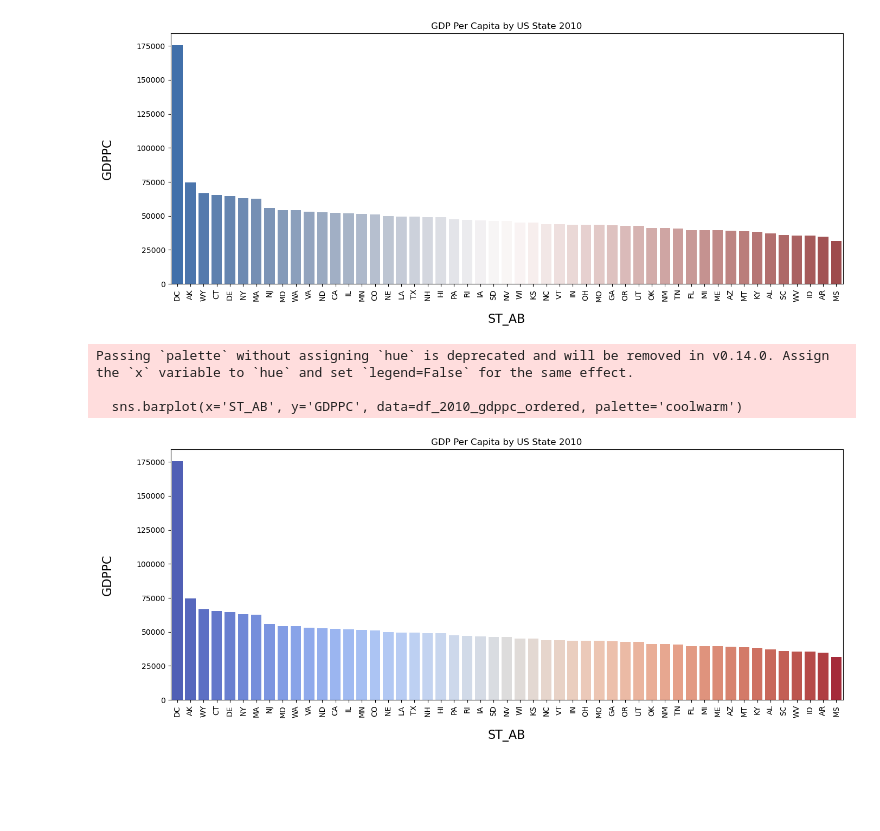
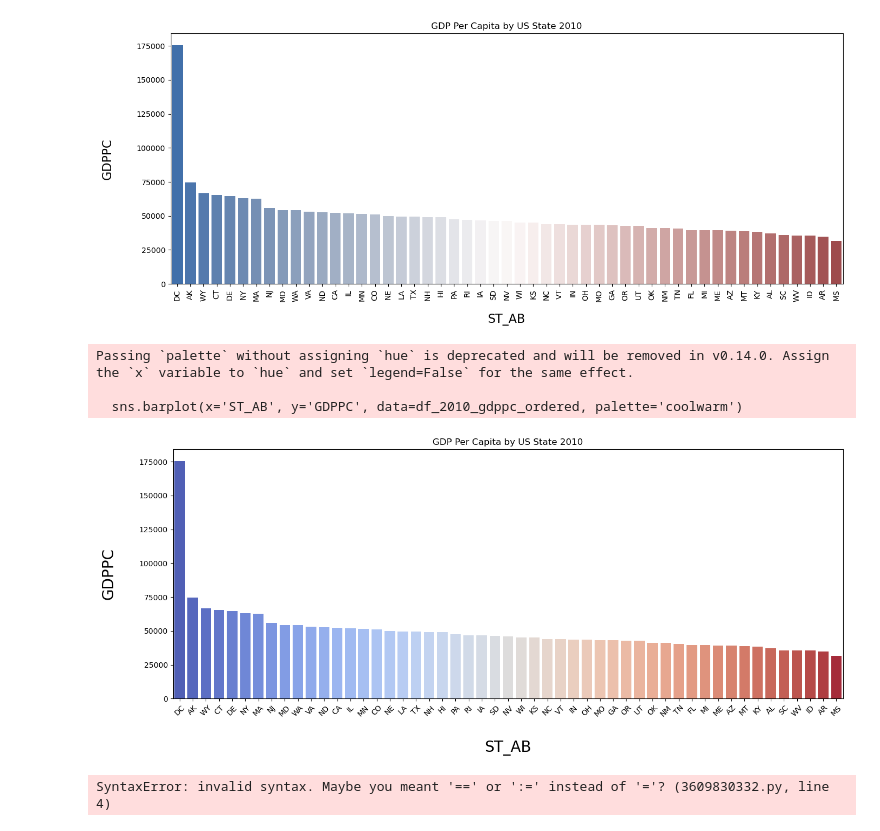
Before and after one commit to lightc4/lightch_capstone1, a Jupyter notebook: notebook/GDPPC.ipynb, the cells around one changed output. Drawn from its saved outputs; the diff is of its cells as text; code cells hidden in the pictures; blank space fills up the shorter version.

```diff
--- a/notebook/GDPPC.ipynb
+++ b/notebook/GDPPC.ipynb
@@ -265,17 +266,17 @@ Passing `palette` without assigning `hue` is deprecated and will be removed in v
 # %%
 fig, ax = plt.subplots(figsize=(16, 6))
 df_2010_gdppc_ordered = df_2010.sort_values('GDPPC', ascending=False)
 #mean = pd.DataFrame({'ST_AB':['US mean'], 'GDPPC
 sns.barplot(x='ST_AB', y='GDPPC', data=df_2010_gdppc_ordered, palette='coolwarm')
-ax.set_xlabel(ax.get_xlabel(), labelpad=15)
+ax.set_xlabel(ax.get_xlabel(), labelpad=30)
 ax.set_ylabel(ax.get_ylabel(), labelpad=30)
-ax.xaxis.label.set_fontsize(16)
-ax.yaxis.label.set_fontsize(16)
+ax.xaxis.label.set_fontsize(20)
+ax.yaxis.label.set_fontsize(20)
 plt.title('GDP Per Capita by US State 2010')
-plt.xticks(rotation = 90)
+plt.xticks(rotation = 45)
 plt.show()
 # %% [output]
 Passing `palette` without assigning `hue` is deprecated and will be removed in v0.14.0. Assign the `x` variable to `hue` and set `legend=False` for the same effect.
 
   sns.barplot(x='ST_AB', y='GDPPC', data=df_2010_gdppc_ordered, palette='coolwarm')
-[figure, old version]
+[figure, new version]
@@ -284,0 +283,14 @@ sns.heatmap(data=
+# %%
+fig, ax = plt.subplots(figsize=(16, 6))
+df_2010_gdppc_ordered = df_2010.sort_values('GDPPC', ascending=False)
+#mean = pd.DataFrame({'ST_AB':['US mean'], 'GDPPC
+sns.barplot[x='ST_AB', y=['GDPPC', 'DoD_TOT_ENACC_PER'], data=df_2010_gdppc_ordered, palette='coolwarm']
+ax.set_xlabel(ax.get_xlabel(), labelpad=15)
+ax.set_ylabel(ax.get_ylabel(), labelpad=30)
+ax.xaxis.label.set_fontsize(16)
+ax.yaxis.label.set_fontsize(16)
+plt.title('GDP Per Capita by US State 2010')
+plt.xticks(rotation = 90)
+plt.show()
+# %% [output]
+SyntaxError: invalid syntax. Maybe you meant '==' or ':=' instead of '='? (3609830332.py, line 4)
```
Also changed, not shown: parts of 23 cells of this notebook, 2 other files.
